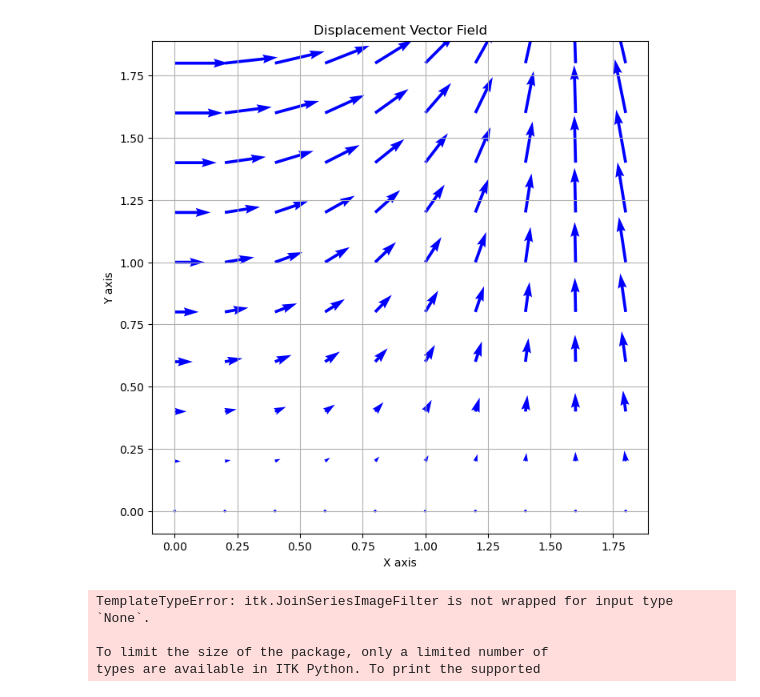
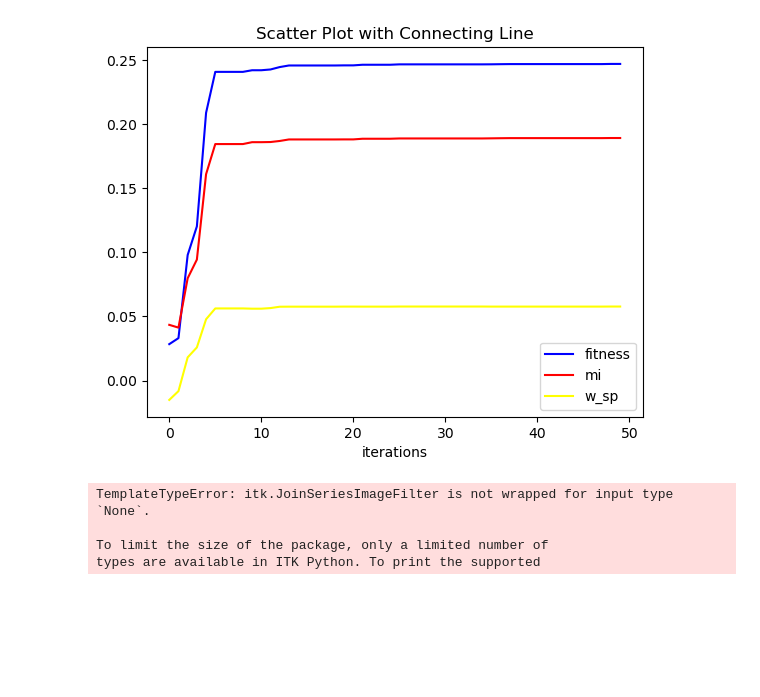
Before and after one commit to Barryzp/ml-workspace, a Jupyter notebook: registration/basic-operator/visualize_result.ipynb, the cells around one changed output. Saved outputs shown, nothing was run; the diff lists cells and outputs as text; code cells hidden in the pictures; blank space fills up the shorter version.

```diff
--- a/registration/basic-operator/visualize_result.ipynb
+++ b/registration/basic-operator/visualize_result.ipynb
@@ -1,23 +1,38 @@
-# %%
-import numpy as np
-import matplotlib.pyplot as plt
-
-# 示例：创建一个简单的位移矢量场数据
-x, y = np.meshgrid(np.arange(0, 2, 0.2), np.arange(0, 2, 0.2))
-u = np.cos(x) * y
-v = np.sin(y) * x
-
-# 可视化位移矢量场
-plt.figure(figsize=(8, 8))
-plt.quiver(x, y, u, v, color='b')
-
-plt.title('Displacement Vector Field')
-plt.xlabel('X axis')
-plt.ylabel('Y axis')
-plt.grid()
-plt.show()
-# %% [output]
-[figure, removed]
+# %%
+import pandas as pd
+import matplotlib.pyplot as plt
+
+# 可视化不同迭代次数下的MI值
+root_path = "D:/workspace/ml-workspace/registration/result/normal"
+record_id = "test-4-2-2d-2-masked"
+csv_path = f"{root_path}/{record_id}/pso_params_2d.csv"
+
+# 读取 CSV 文件到 DataFrame
+csv_datas = pd.read_csv(csv_path)
+x = csv_datas['iterations']
+fitness = csv_datas['fitness']
+mi = csv_datas['mi']
+weighted_sp = csv_datas['weighted_sp']
+
+
+# 绘制散点图
+# plt.scatter(x, y, color='red', label='Data Points')
+# 绘制连接点的线
+plt.plot(x, fitness, color='blue', label='fitness')
+plt.plot(x, mi, color='red', label='mi')
+plt.plot(x, weighted_sp, color='yellow', label='w_sp')
+
+plt.legend()
+
+# 添加标题和轴标签
+plt.title('Scatter Plot with Connecting Line')
+plt.xlabel('iterations')
+
+
+# 显示图形
+plt.show()
+# %% [output]
+[figure, added]
 # %%
 # 使用itk加载CT图像
 import itk
```
Also changed, not shown: 20 other files.
